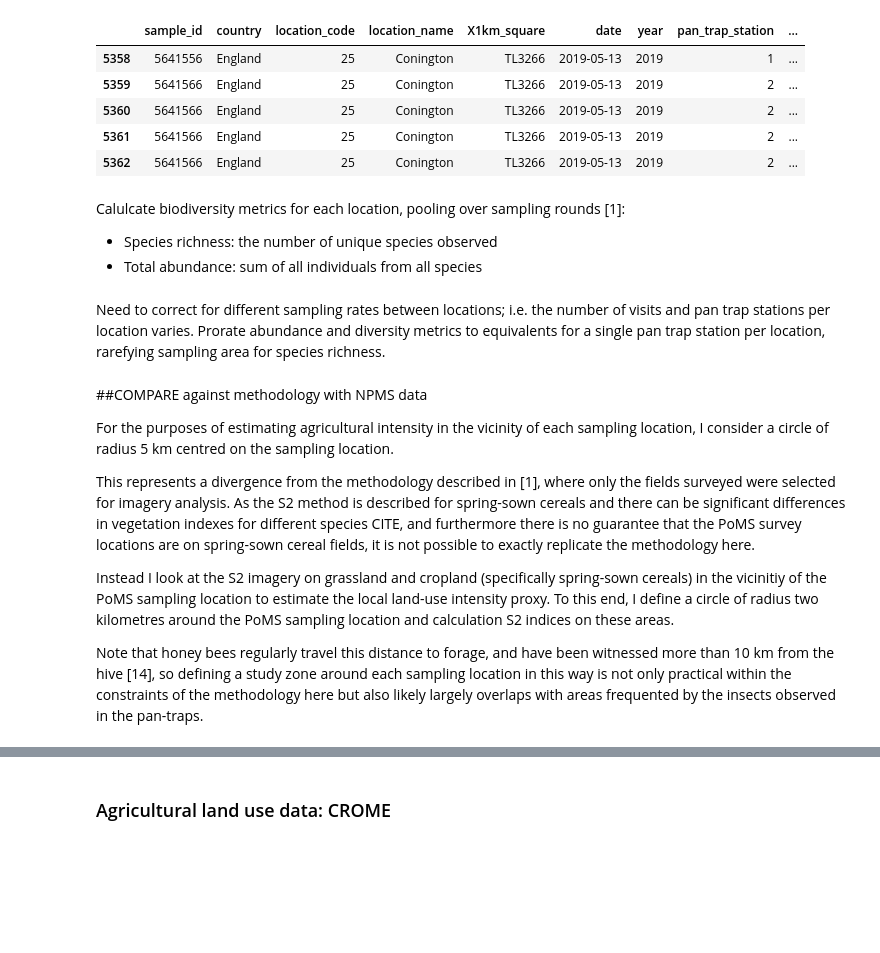
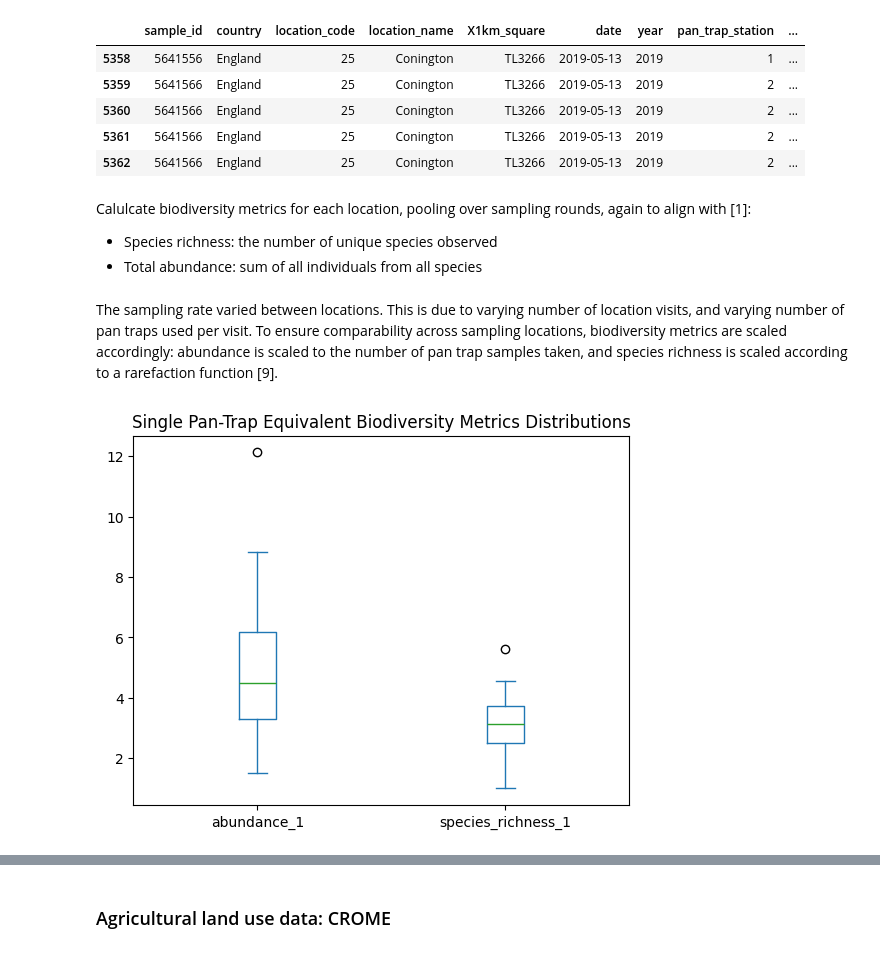
Before and after one commit to twhit1/quant_ecolo, a Jupyter notebook: docs/Ecological Data Science for Sustainable Agriculture (Part II).ipynb, the cells around one changed output, grey strips where cells are left out. Cells and saved outputs as stored; diff of their text form; code cells hidden in the pictures; blank space fills up the shorter version.

```diff
--- a/docs/Ecological Data Science for Sustainable Agriculture (Part II).ipynb
+++ b/docs/Ecological Data Science for Sustainable Agriculture (Part II).ipynb
@@ -109,9 +175,9 @@ insect_data.head(5)
 | 5361 | 5641566 | England | 25 | Conington | TL3266 | 2019-05-13 | 2019 | 2 | ... |
 | 5362 | 5641566 | England | 25 | Conington | TL3266 | 2019-05-13 | 2019 | 2 | ... |
 # %% [markdown]
-Calulcate biodiversity metrics for each location, pooling over sampling rounds [1]:
+Calulcate biodiversity metrics for each location, pooling over sampling rounds, again to align with [1]:
 - Species richness: the number of unique species observed
 - Total abundance: sum of all individuals from all species
 # %% [markdown]
-Need to correct for different sampling rates between locations; i.e. the number of visits and pan trap stations per location varies. Prorate abundance and diversity metrics to equivalents for a single pan trap station per location, rarefying sampling area for species richness.
+The sampling rate varied between locations. This is due to varying number of location visits, and varying number of pan traps used per visit. To ensure comparability across sampling locations, biodiversity metrics are scaled accordingly: abundance is scaled to the number of pan trap samples taken, and species richness is scaled according to a rarefaction function [9].
 # %%
@@ -132,16 +197,14 @@ def bee_hoverfly_metrics(group):
 
 
 bee_hoverfly_biodiversity = insect_data.groupby(['location_code']).apply(bee_hoverfly_metrics)
-# %% [markdown]
-##COMPARE against methodology with NPMS data
-
-For the purposes of estimating agricultural intensity in the vicinity of each sampling location, I consider a circle of radius 5 km centred on the sampling location.
-
-This represents a divergence from the methodology described in [1], where only the fields surveyed were selected for imagery analysis. As the S2 method is described for spring-sown cereals and there can be significant differences in vegetation indexes for different species CITE, and furthermore there is no guarantee that the PoMS survey locations are on spring-sown cereal fields, it is not possible to exactly replicate the methodology here.
-
-Instead I look at the S2 imagery on grassland and cropland (specifically spring-sown cereals) in the vicinitiy of the PoMS sampling location to estimate the local land-use intensity proxy. To this end, I define a circle of radius two kilometres around the PoMS sampling location and calculation S2 indices on these areas.
-
-Note that honey bees regularly travel this distance to forage, and have been witnessed more than 10 km from the hive [14], so defining a study zone around each sampling location in this way is not only practical within the constraints of the methodology here but also likely largely overlaps with areas frequented by the insects observed in the pan-traps.
+# %%
+ax = bee_hoverfly_biodiversity.plot(kind='box')
+ax.ticklabel_format(axis='y', style='plain')
+plt.title('Single Pan-Trap Equivalent Biodiversity Metrics Distributions')
+
+plt.show()
+# %% [output]
+[figure, added]
 # %%
 ax = insect_data.drop_duplicates('location_code').plot(figsize=(10, 10), edgecolor=None, color='cadetblue')
 cx.add_basemap(ax, crs=insect_data.crs, source=cx.providers.CartoDB.PositronNoLabels)
```
Also changed, not shown: parts of 15 cells of this notebook.
